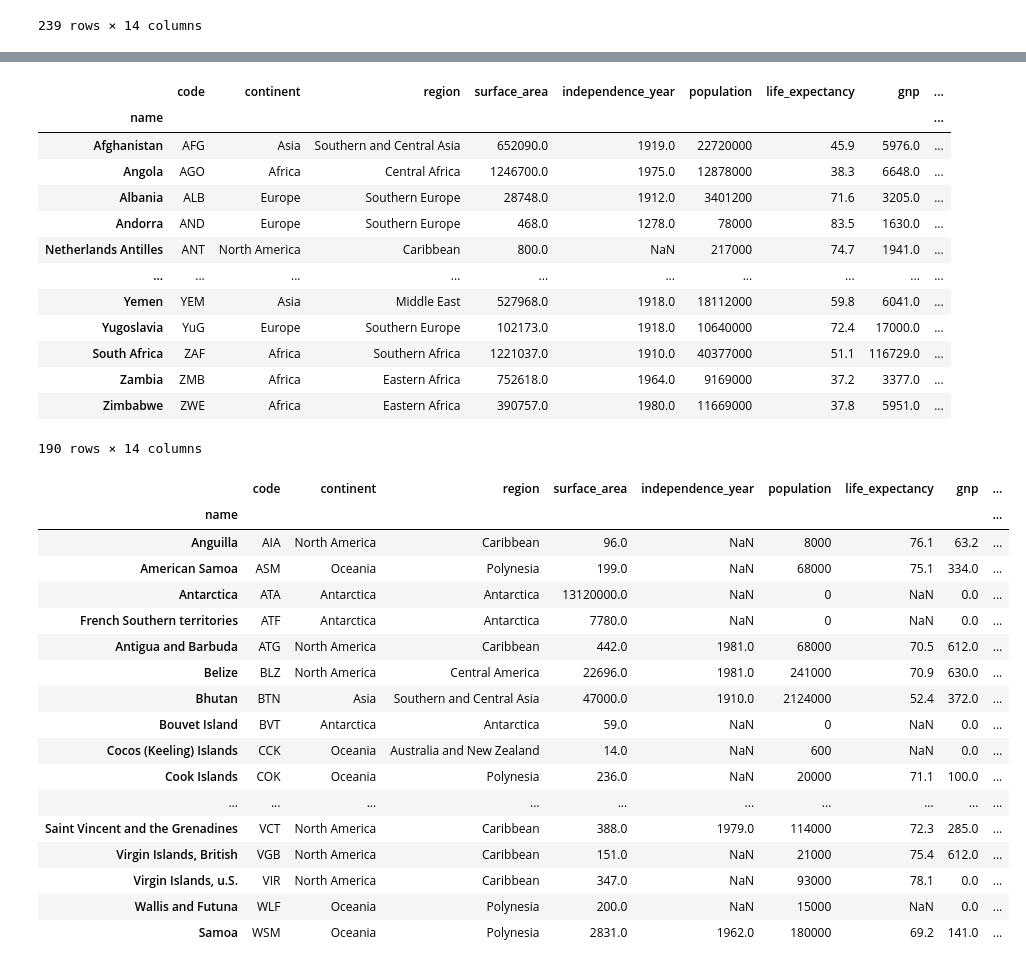
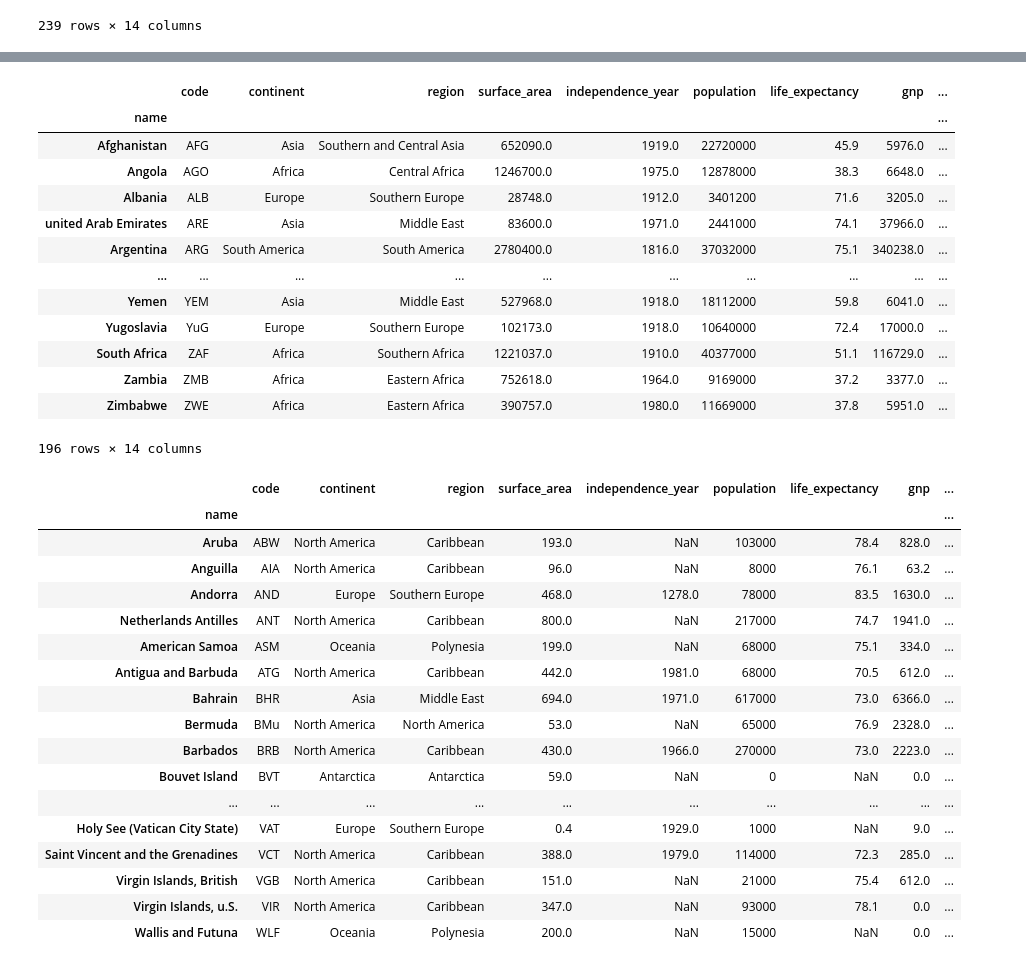
Before and after one commit to XimenaGalindo/Analitica-de-datos-, a Jupyter notebook: 1_Extraccion_de_datos.ipynb, the cells around one changed output, grey strips where cells are left out. Cells and saved outputs as stored; diff of their text form; code cells hidden in the pictures.

```diff
--- a/1_Extraccion_de_datos.ipynb
+++ b/1_Extraccion_de_datos.ipynb
@@ -147,6 +152,6 @@ filtro7
 # %%
 #Filtro O
-filtro8=df[(df["gnp"] > 828) | (df["government_form"] == "Republic")]
+filtro8=df[(df["surface_area"] > 958) | (df["government_form"] == "Republic")]
 filtro8
 # %% [output]
 |  | code | continent | region | surface_area | independence_year | population | life_expectancy | gnp | ... |
@@ -154,35 +159,35 @@ filtro8
 | Afghanistan | AFG | Asia | Southern and Central Asia | 652090.0 | 1919.0 | 22720000 | 45.9 | 5976.0 | ... |
 | Angola | AGO | Africa | Central Africa | 1246700.0 | 1975.0 | 12878000 | 38.3 | 6648.0 | ... |
 | Albania | ALB | Europe | Southern Europe | 28748.0 | 1912.0 | 3401200 | 71.6 | 3205.0 | ... |
-| Andorra | AND | Europe | Southern Europe | 468.0 | 1278.0 | 78000 | 83.5 | 1630.0 | ... |
-| Netherlands Antilles | ANT | North America | Caribbean | 800.0 | NaN | 217000 | 74.7 | 1941.0 | ... |
+| united Arab Emirates | ARE | Asia | Middle East | 83600.0 | 1971.0 | 2441000 | 74.1 | 37966.0 | ... |
+| Argentina | ARG | South America | South America | 2780400.0 | 1816.0 | 37032000 | 75.1 | 340238.0 | ... |
 | ... | ... | ... | ... | ... | ... | ... | ... | ... | ... |
 | Yemen | YEM | Asia | Middle East | 527968.0 | 1918.0 | 18112000 | 59.8 | 6041.0 | ... |
 | Yugoslavia | YuG | Europe | Southern Europe | 102173.0 | 1918.0 | 10640000 | 72.4 | 17000.0 | ... |
 | South Africa | ZAF | Africa | Southern Africa | 1221037.0 | 1910.0 | 40377000 | 51.1 | 116729.0 | ... |
 | Zambia | ZMB | Africa | Eastern Africa | 752618.0 | 1964.0 | 9169000 | 37.2 | 3377.0 | ... |
 | Zimbabwe | ZWE | Africa | Eastern Africa | 390757.0 | 1980.0 | 11669000 | 37.8 | 5951.0 | ... |
-190 rows × 14 columns
+196 rows × 14 columns
 # %%
 #Filtro NOT
-filtro9=df[~(df["gnp"] >= 828) & ~(df["government_form"] == "Republic")]
+filtro9=df[~(df["surface_area"] >= 828) & ~(df["government_form"] == "Republic")]
 filtro9
 # %% [output]
 |  | code | continent | region | surface_area | independence_year | population | life_expectancy | gnp | ... |
 | name |  |  |  |  |  |  |  |  | ... |
+| Aruba | ABW | North America | Caribbean | 193.0 | NaN | 103000 | 78.4 | 828.0 | ... |
 | Anguilla | AIA | North America | Caribbean | 96.0 | NaN | 8000 | 76.1 | 63.2 | ... |
+| Andorra | AND | Europe | Southern Europe | 468.0 | 1278.0 | 78000 | 83.5 | 1630.0 | ... |
+| Netherlands Antilles | ANT | North America | Caribbean | 800.0 | NaN | 217000 | 74.7 | 1941.0 | ... |
 | American Samoa | ASM | Oceania | Polynesia | 199.0 | NaN | 68000 | 75.1 | 334.0 | ... |
-| Antarctica | ATA | Antarctica | Antarctica | 13120000.0 | NaN | 0 | NaN | 0.0 | ... |
-| French Southern territories | ATF | Antarctica | Antarctica | 7780.0 | NaN | 0 | NaN | 0.0 | ... |
 | Antigua and Barbuda | ATG | North America | Caribbean | 442.0 | 1981.0 | 68000 | 70.5 | 612.0 | ... |
-| Belize | BLZ | North America | Central America | 22696.0 | 1981.0 | 241000 | 70.9 | 630.0 | ... |
-| Bhutan | BTN | Asia | Southern and Central Asia | 47000.0 | 1910.0 | 2124000 | 52.4 | 372.0 | ... |
+| Bahrain | BHR | Asia | Middle East | 694.0 | 1971.0 | 617000 | 73.0 | 6366.0 | ... |
+| Bermuda | BMu | North America | North America | 53.0 | NaN | 65000 | 76.9 | 2328.0 | ... |
+| Barbados | BRB | North America | Caribbean | 430.0 | 1966.0 | 270000 | 73.0 | 2223.0 | ... |
 | Bouvet Island | BVT | Antarctica | Antarctica | 59.0 | NaN | 0 | NaN | 0.0 | ... |
-| Cocos (Keeling) Islands | CCK | Oceania | Australia and New Zealand | 14.0 | NaN | 600 | NaN | 0.0 | ... |
-| Cook Islands | COK | Oceania | Polynesia | 236.0 | NaN | 20000 | 71.1 | 100.0 | ... |
 | ... | ... | ... | ... | ... | ... | ... | ... | ... | ... |
+| Holy See (Vatican City State) | VAT | Europe | Southern Europe | 0.4 | 1929.0 | 1000 | NaN | 9.0 | ... |
 | Saint Vincent and the Grenadines | VCT | North America | Caribbean | 388.0 | 1979.0 | 114000 | 72.3 | 285.0 | ... |
 | Virgin Islands, British | VGB | North America | Caribbean | 151.0 | NaN | 21000 | 75.4 | 612.0 | ... |
 | Virgin Islands, u.S. | VIR | North America | Caribbean | 347.0 | NaN | 93000 | 78.1 | 0.0 | ... |
 | Wallis and Futuna | WLF | Oceania | Polynesia | 200.0 | NaN | 15000 | NaN | 0.0 | ... |
-| Samoa | WSM | Oceania | Polynesia | 2831.0 | 1962.0 | 180000 | 69.2 | 141.0 | ... |
```
Also changed, not shown: parts of 7 cells of this notebook.
